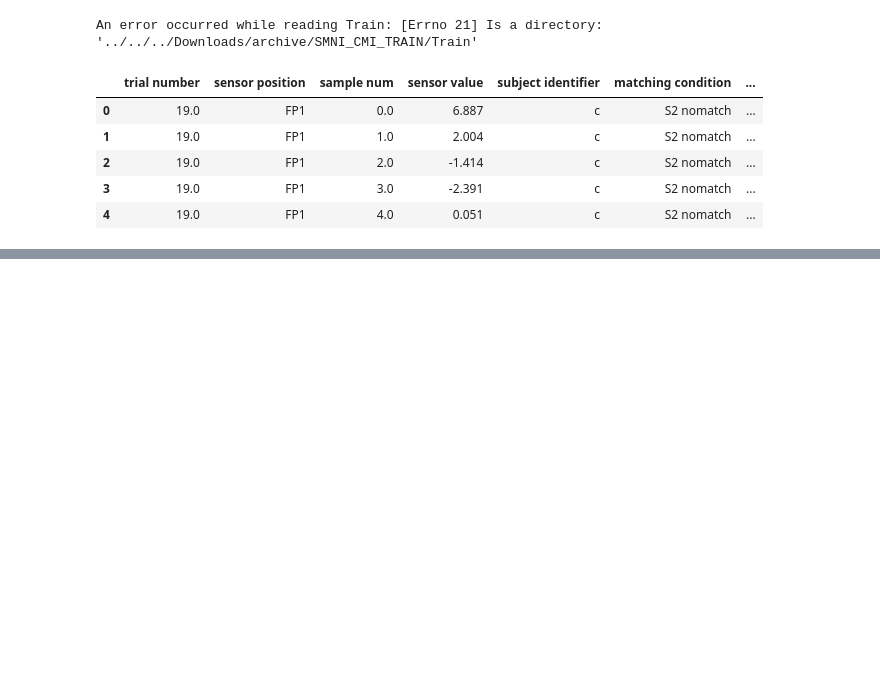
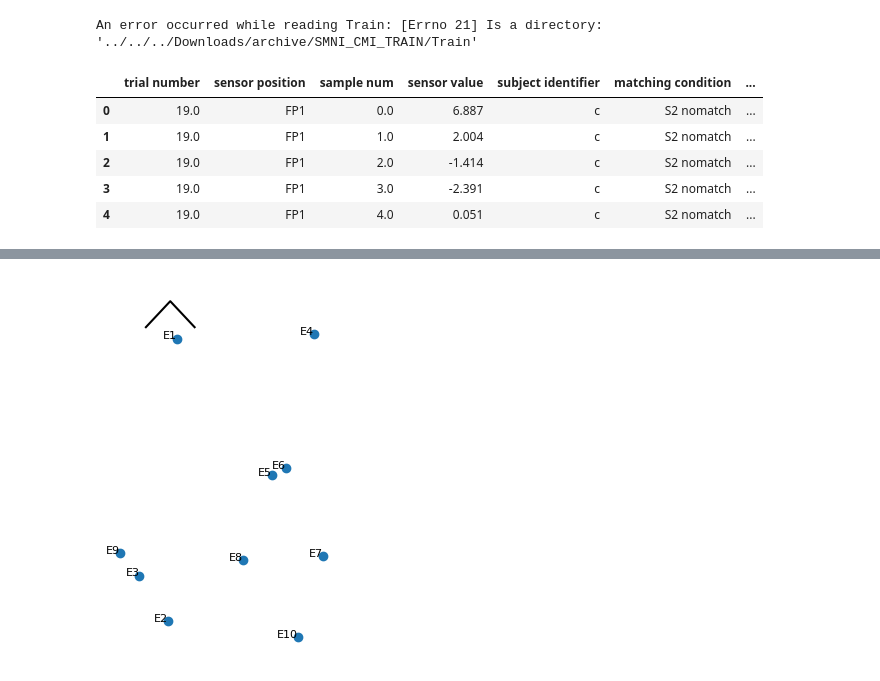
Before and after one commit to sher1ock-jp/EEG-basic, a Jupyter notebook: eeg-alocohol.ipynb, the cells around one changed output, grey strips where cells are left out. Cells and saved outputs as stored; diff of their text form; code cells hidden in the pictures; blank space fills up the shorter version.

```diff
--- a/eeg-alocohol.ipynb
+++ b/eeg-alocohol.ipynb
@@ -412,0 +288,44 @@ ValueError: Mime type rendering requires nbformat>=4.2.0 but it is not installed
+# %%
+import matplotlib.pyplot as plt
+import numpy as np
+import pandas as pd
+
+# Function to create a circle (head shape)
+def circle_fun(center=(0, 0), diameter=1, npoints=100):
+    r = diameter / 2
+    theta = np.linspace(0, 2*np.pi, npoints)
+    x = center[0] + r * np.cos(theta)
+    y = center[1] + r * np.sin(theta)
+    return x, y
+
+# Function to create a nose
+def nose_fun():
+    return np.array([-0.075, 0, 0.075]), np.array([0.495, 0.575, 0.495])
+
+# Sample electrode locations (replace with your actual data)
+electrode_locs = pd.DataFrame({
+    'x': np.random.rand(10) - 0.5,
+    'y': np.random.rand(10) - 0.5,
+    'electrode': [f'E{i}' for i in range(1, 11)]
+})
+
+# Create the head shape and nose
+head_x, head_y = circle_fun(center=(0, 0), diameter=round(max(electrode_locs['x'])), npoints=100)
+nose_x, nose_y = nose_fun()
+
+# Create the plot
+fig, ax = plt.subplots()
+ax.plot(head_x, head_y, color='black')  # Draw head shape
+ax.plot(nose_x, nose_y, color='black')  # Draw nose
+ax.scatter(electrode_locs['x'], electrode_locs['y'])  # Plot electrode points
+
+# Add labels for electrodes
+for _, row in electrode_locs.iterrows():
+    ax.text(row['x'], row['y'], row['electrode'], fontsize=8, ha='right')
+
+# Set plot properties
+ax.set_aspect('equal', adjustable='box')
+ax.axis('off')  # Hide axes
+plt.show()
+# %% [output]
+[figure, added]
```
Also changed, not shown: parts of 20 cells of this notebook.
